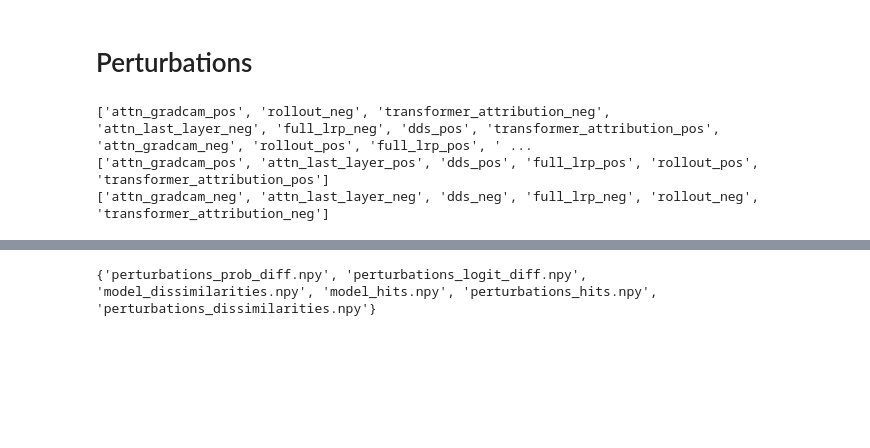
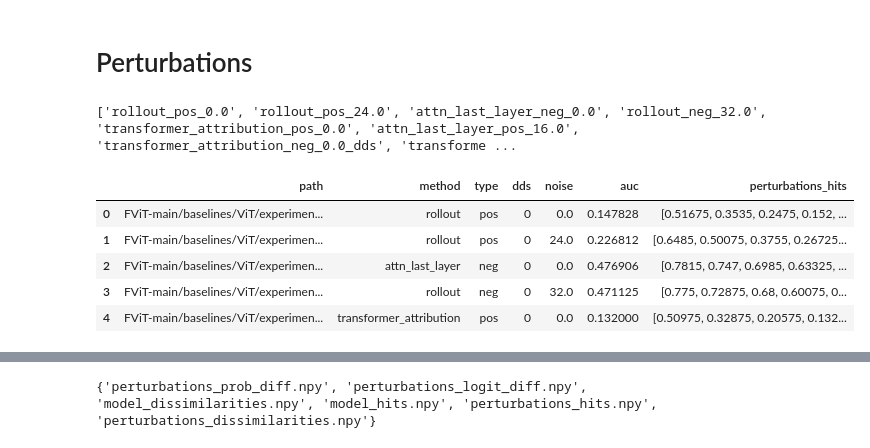
Before and after one commit to aerdelez/re-fvit, a Jupyter notebook: graphs.ipynb, the cells around one changed output, grey strips where cells are left out. Saved outputs shown, nothing was run; the diff lists cells and outputs as text; code cells hidden in the pictures; blank space fills up the shorter version.

```diff
--- a/graphs.ipynb
+++ b/graphs.ipynb
@@ -27,12 +28,59 @@ path = 'FViT-main/baselines/ViT/experiments/perturbations/'
 all_directories = os.listdir(path)
 if '.DS_Store' in all_directories:
     all_directories.remove('.DS_Store')
-pos_directories = sorted([d for d in all_directories if 'pos' in d[-3:]])
-neg_directories = sorted([d for d in all_directories if 'neg' in d[-3:]])
+pos_directories = sorted([d for d in all_directories if 'pos' in d])
+neg_directories = sorted([d for d in all_directories if 'neg' in d])
 print(all_directories)
-print(pos_directories)
-print(neg_directories)
+# print(pos_directories)
+# print(neg_directories)
 # %% [output]
-['attn_gradcam_pos', 'rollout_neg', 'transformer_attribution_neg', 'attn_last_layer_neg', 'full_lrp_neg', 'dds_pos', 'transformer_attribution_pos', 'attn_gradcam_neg', 'rollout_pos', 'full_lrp_pos', ' ...
-['attn_gradcam_pos', 'attn_last_layer_pos', 'dds_pos', 'full_lrp_pos', 'rollout_pos', 'transformer_attribution_pos']
-['attn_gradcam_neg', 'attn_last_layer_neg', 'dds_neg', 'full_lrp_neg', 'rollout_neg', 'transformer_attribution_neg']
+['rollout_pos_0.0', 'rollout_pos_24.0', 'attn_last_layer_neg_0.0', 'rollout_neg_32.0', 'transformer_attribution_pos_0.0', 'attn_last_layer_pos_16.0', 'transformer_attribution_neg_0.0_dds', 'transforme ...
+# %%
+path = 'FViT-main/baselines/ViT/experiments/perturbations/'
+# dataframe with columns path, method, type, dds, noise
+df = pd.DataFrame(columns=['path', 'method', 'type', 'dds', 'noise', "auc", "perturbations_hits"])
+for dir in all_directories:
+    if dir == "unusables":
+        continue
+
+    # method is the part before "_neg" or "_pos"
+    parts = dir.split("_")
+    method = ""
+    for part in parts:
+        if part == 'neg' or part == 'pos':
+            break
+        method += part + "_"
+    method = method[:-1]
+
+    pert_type = "pos" if "pos" in dir else "neg"
+
+    dds = 1 if "dds" in dir else 0
+
+    noise = float(parts[-1]) if parts[-1] != "dds" else float(parts[-2])
+
+    npy_path = os.path.join(path, dir)
+    ls = os.listdir(npy_path)
+
+    # top
+    npy_path = os.path.join(npy_path, [l for l in ls if l.startswith("top")][0])
+    npy_path = os.path.join(npy_path, "not_ablation")
+    ls = os.listdir(npy_path)
+    # get the directory with the highest number
+    npy_path = os.path.join(npy_path, sorted(ls)[-1])
+
+    perturbations_hits = os.path.join(npy_path, "perturbations_hits.npy")
+    perturbations_hits = np.mean(np.load(perturbations_hits), 1)
+    auc = np.trapz(perturbations_hits) / 8
+
+    # add to df
+    df_new_row = pd.DataFrame([[npy_path, method, pert_type, dds, noise, auc, perturbations_hits]], columns=['path', 'method', 'type', 'dds', 'noise', 'auc', 'perturbations_hits'])
+    df = pd.concat([df, df_new_row], ignore_index=True)
+# %%
+df.head()
+# %% [output]
+|  | path | method | type | dds | noise | auc | perturbations_hits |
+| 0 | FViT-main/baselines/ViT/experimen... | rollout | pos | 0 | 0.0 | 0.147828 | [0.51675, 0.3535, 0.2475, 0.152, ... |
+| 1 | FViT-main/baselines/ViT/experimen... | rollout | pos | 0 | 24.0 | 0.226812 | [0.6485, 0.50075, 0.3755, 0.26725... |
+| 2 | FViT-main/baselines/ViT/experimen... | attn_last_layer | neg | 0 | 0.0 | 0.476906 | [0.7815, 0.747, 0.6985, 0.63325, ... |
+| 3 | FViT-main/baselines/ViT/experimen... | rollout | neg | 0 | 32.0 | 0.471125 | [0.775, 0.72875, 0.68, 0.60075, 0... |
+| 4 | FViT-main/baselines/ViT/experimen... | transformer_attribution | pos | 0 | 0.0 | 0.132000 | [0.50975, 0.32875, 0.20575, 0.132... |
```
Also changed, not shown: parts of 5 cells of this notebook.
